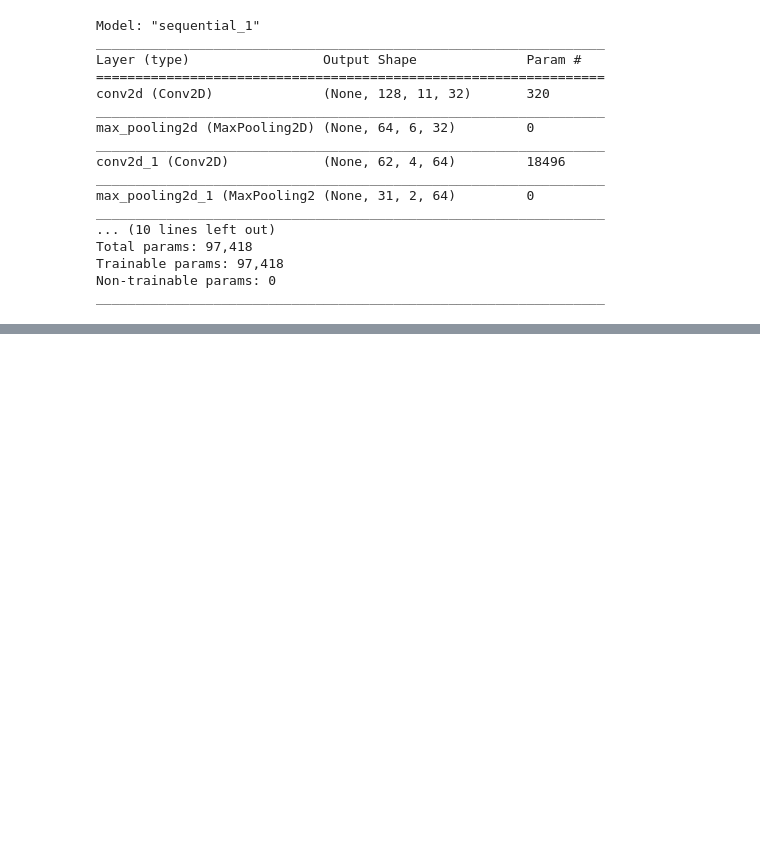
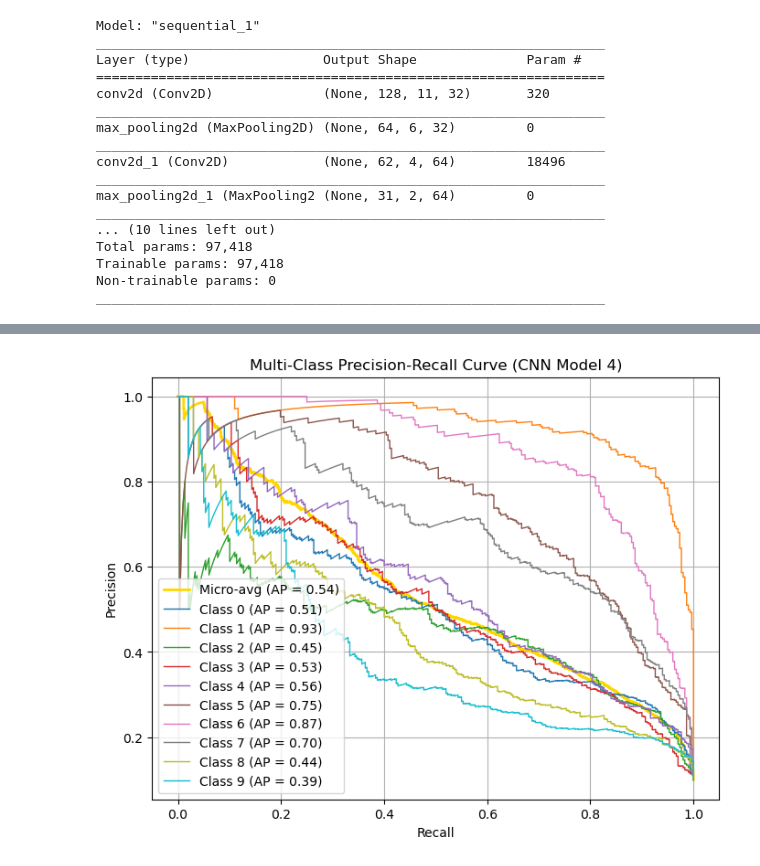
Before and after one commit to SabaaN/Music-Genre-Classifier, a Jupyter notebook: model.ipynb, the cells around one changed output, grey strips where cells are left out. Cells and saved outputs as stored; diff of their text form; code cells hidden in the pictures; blank space fills up the shorter version.

```diff
--- a/model.ipynb
+++ b/model.ipynb
@@ -769,0 +800,4 @@ Epoch 9/400
+# %%
+plot_multi_class_pr_curve(model_cnn3, X_test_cnn, y_test, "CNN Model 4")
+# %% [output]
+[figure, added]
```
Also changed, not shown: parts of 47 cells of this notebook, 4 other files.
